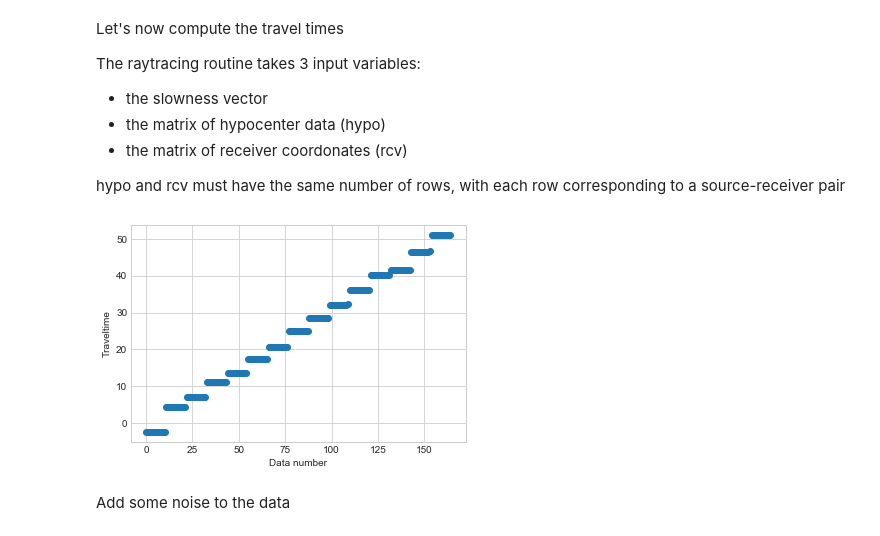
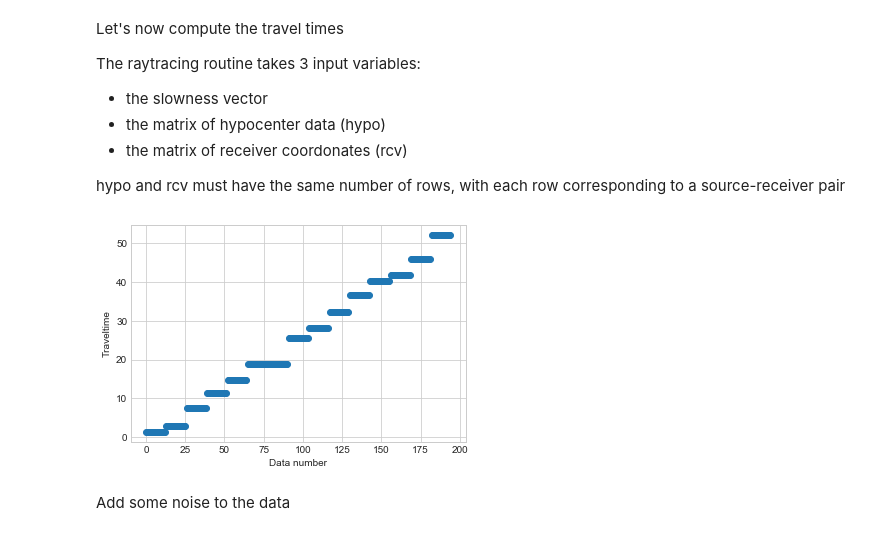
Before and after one commit to groupeLIAMG/hypopy, a Jupyter notebook: hypopy-tutorial.ipynb, the cells around one changed output. Cells and saved outputs as stored; diff of their text form; code cells hidden in the pictures.

```diff
--- a/hypopy-tutorial.ipynb
+++ b/hypopy-tutorial.ipynb
@@ -28,6 +41,8 @@ g = hypo.Grid3D(np.arange(xmin, xmax, dx), np.arange(ymin, ymax, dx), np.arange(
 We need some receivers
 # %%
 rcv = np.array([[112., 115., 13.],
+                [111., 116., 40.],
+                [111., 113., 90.],
                 [151., 117., 17.],
                 [180., 115., 16.],
                 [113., 145., 11.],
@@ -38,6 +53,7 @@ rcv = np.array([[112., 115., 13.],
                 [198., 198., 10.],
                 [198., 196., 40.],
                 [198., 193., 90.]])
+ircv = np.arange(rcv.shape[0]).reshape(-1,1)   # vector of rcv indices
 nsta = rcv.shape[0]
 # %% [markdown]
 Let's create 15 events randomly located in the grid
@@ -47,7 +63,7 @@ src = np.vstack((np.arange(nev),                                            # ev
                  np.linspace(0., 50., nev) + np.random.randn(nev),          # origin time
                  160. + 10.*np.random.randn(nev),                           # x
                  140. + 10.*np.random.randn(nev),                           # y
-                  35. + 10.*np.random.randn(nev))).T                        # z
+                  60. + 10.*np.random.randn(nev))).T                        # z
 
 h_true = src.copy()
 # %%
@@ -67,11 +83,8 @@ plt.show()
 # %% [markdown]
 For simplicity, we will use a velocity model with a small vertical gradient and mean Vp = 4000 m/s
 # %%
-x = np.arange(xmin, xmax, dx)
-y = np.arange(ymin, ymax, dx)
-z = np.arange(zmin, zmax, dx)
 def Vz(z):
-    return 4000.0 + 5.0*(z-50.0)
+    return 4000.0 + 10.0*(z-50.0)
 Vp = np.kron(Vz(z), np.ones((g.shape[0], g.shape[1], 1)))
 
 plt.figure(figsize=(10,8))
@@ -107,18 +120,19 @@ hypo and rcv must have the same number of rows, with each row corresponding to a
 slowness = 1./Vp.flatten()
 
 src = np.kron(src,np.ones((nsta,1)))   # use kron to replicate src-rcv pairs correctly
-rcv = np.kron(np.ones((nev,1)), rcv)
+rcv_data = np.kron(np.ones((nev,1)), rcv)
+ircv_data = np.kron(np.ones((nev,1)), ircv)
 # %%
 # call the actual raytracing method
 
-tt = g.raytrace(slowness, src, rcv)
+tt = g.raytrace(slowness, src, rcv_data)
 
 plt.plot(tt,'o')
 plt.xlabel('Data number')
 plt.ylabel('Traveltime')
 plt.show()
 # %% [output]
-[figure, old version]
+[figure, new version]
 # %% [markdown]
 Add some noise to the data
 # %%
```
Also changed, not shown: parts of 31 cells of this notebook, 1 other file.
